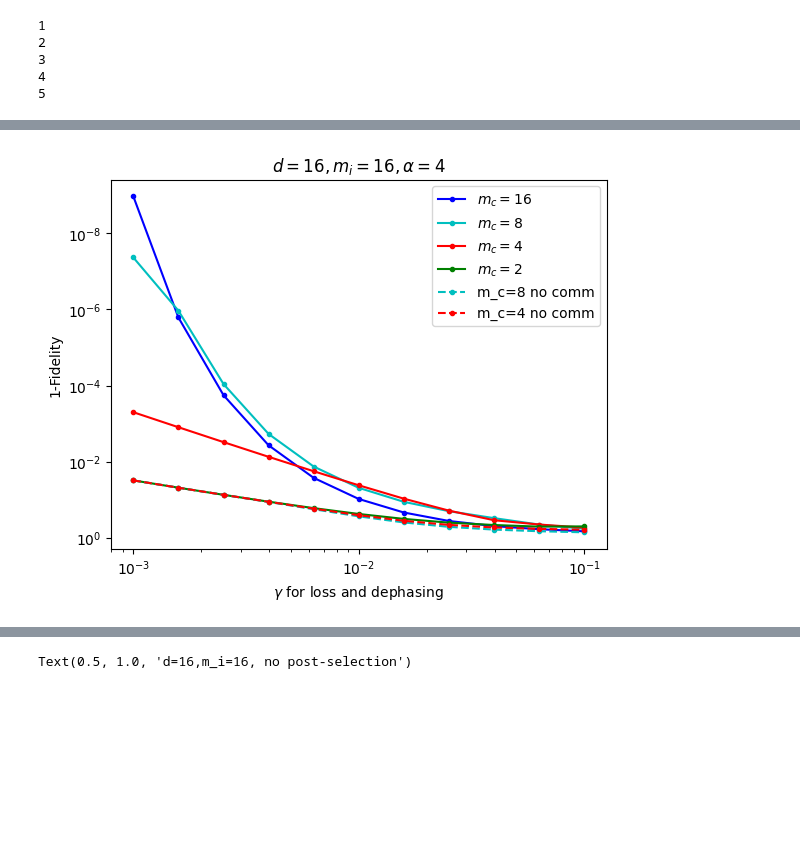
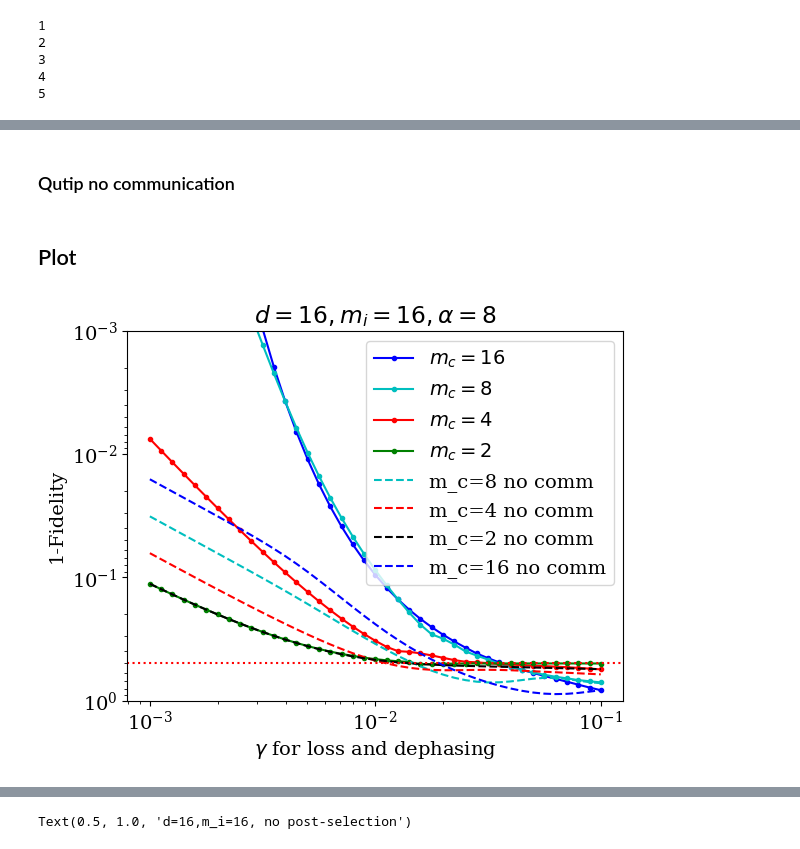
Before and after one commit to RosenblumLab/BosonicEntanglementDistillation, a Jupyter notebook: playground2.ipynb, the cells around one changed output, grey strips where cells are left out. Drawn from its saved outputs; the diff is of its cells as text; code cells hidden in the pictures; blank space fills up the shorter version.

```diff
--- a/playground2.ipynb
+++ b/playground2.ipynb
@@ -16,7 +16,9 @@ import matplotlib.pyplot as plt
 from discrete_simulation import *
 import matplotlib.colors as colors
 from dataclasses import dataclass
+import matplotlib as mpl
 
+mpl.rcParams.update(mpl.rcParamsDefault)
 
 %load_ext autoreload
 %autoreload 2
@@ -28,9 +32,9 @@ d = 16
 m_i = 16
 m_c = 16
 fidelity_cut = 0
-gamma_list = np.logspace(-3,-1,11)
+gamma_list = np.logspace(-3,-1,41)
 gamma_ratio = 1
-alpha=4
+alpha=8
 
 process_count = 20  # mp.cpu_count()-9
 
@@ -123,12 +149,3 @@ with mp.Pool(mp.cpu_count()-1) as pool:
     fid_prob_list = pool.starmap(simulation2.average_fidelity, zip(list(gamma_list),list(gamma_ratio*gamma_list), [fidelity_cut] * len(gamma_list)))
 fid_list_1684_cut = [tup[0] for tup in fid_prob_list]
 prob_list_1684_cut = [tup[1] for tup in fid_prob_list]
-# %%
-m_i = 16
-m_c = 2
-simulation2 = DiscreteSimulation(d, m_i,m_c)
-
-with mp.Pool(mp.cpu_count()-1) as pool:
-    fid_prob_list = pool.starmap(simulation2.average_fidelity_no_communication, zip(list(gamma_list),list(gamma_ratio*gamma_list)))
-fid_list_162_NC = [tup[0] for tup in fid_prob_list]
-prob_list_162_NC = [tup[1] for tup in fid_prob_list]
@@ -135,3 +194,5 @@ prob_list_162_NC = [tup[1] for tup in fid_prob_list]
+# %% [markdown]
+### Qutip no communication
 # %%
 d=16
 m_i=16
@@ -151,28 +212,41 @@ def trivial_fidelity_for_parallel(gamma, d=d, qudit4=qudit4,m_i=m_i):
 # trivial_fidelity_for_parallel(1e-3)
 with mp.Pool(mp.cpu_count()-1) as pool:
     fid_triv_list8 = pool.map(trivial_fidelity_for_parallel, list(gamma_list))
+# %% [markdown]
+## Plot
 # %%
+mpl.rcParams.update(mpl.rcParamsDefault)
+# plt.style.use('bmh')
+# Edit the font, font size, and axes width
+mpl.rcParams['font.family'] = 'DejaVu Serif'
+plt.rcParams['font.size'] = 14
+
 plt.figure(dpi=100)
 
 plt.loglog(gamma_list,1-np.array(fid_list1616), 'b.-', label="$m_c=16$")
 plt.loglog(gamma_list,1-np.array(fid_list_168), 'c.-', label="$m_c=8$")
 plt.loglog(gamma_list,1-np.array(fid_list_164), 'r.-', label="$m_c=4$")
 plt.loglog(gamma_list,1-np.array(fid_list_162), 'g.-', label="$m_c=2$")
-plt.loglog(gamma_list,1-np.array(fid_list_168_NC), 'c.--', label="m_c=8 no comm")
-plt.loglog(gamma_list,1-np.array(fid_list_164_NC), 'r.--', label="m_c=4 no comm")
+plt.loglog(gamma_list,1-np.array(fid_list_168_NC), 'c--', label="m_c=8 no comm")
+plt.loglog(gamma_list,1-np.array(fid_list_164_NC), 'r--', label="m_c=4 no comm")
 # plt.loglog(gamma_list,1-np.array(fid_triv_list8), 'c.-', label="m_c=2 triv")
-# plt.loglog(gamma_list,1-np.array(fid_list_162_NC), 'k.--', label="m_c=2 no comm")
+plt.loglog(gamma_list,1-np.array(fid_list_162_NC), 'k--', label="m_c=2 no comm")
+plt.loglog(gamma_list,1-np.array(fid_list_1616_NC), 'b--', label="m_c=16 no comm")
+# plt.loglog(gamma_list,1-np.array(fid_list_1644), 'k*--', label="$m_c=4$, $m_f=4$")
 # plt.loglog(gamma_list,1-np.array(fid_list_1684), 'k.--', label="$m_c=8$, $m_f=4$")
-# plt.loglog(gamma_list,1-np.array(fid_list_1684_cut), 'k*--', label="$m_c=8$, $m_f=4, f_{cut}=0.9$")
+# plt.loglog(gamma_list,1-np.array(fid_list_16164), 'ko--', label="$m_c=16$, $m_f=4$")
+# # plt.loglog(gamma_list,1-np.array(fid_list_1684_cut), 'k*--', label="$m_c=8$, $m_f=4, f_{cut}=0.9$")
 # plt.loglog(gamma_list,1-np.array(fid_list_filtered), 'r.-')
 # plt.loglog(gamma_list,np.array(fail_prob_list), 'g.--')
+plt.axhline(0.5, color = 'r', linestyle = ':')
 
 # plt.title("Infidelity with trivial protocol and with our protocol. d = 16, m_i = 4, m_c=4")
 plt.xlabel(f"$\\gamma$ for loss and dephasing")  # decay and 1/{gamma_ratio}
 plt.ylabel("1-Fidelity")
-plt.ylim([1,1e-5])
+plt.ylim([1,1e-3])
 plt.legend()
 plt.title(f"${d=},{m_i=}, \\alpha={alpha} $")
 # plt.gca().invert_yaxis()
+plt.show()
 # %% [output]
-[figure, old version]
+[figure, new version]
```
Also changed, not shown: parts of 14 cells of this notebook, 12 other files.
